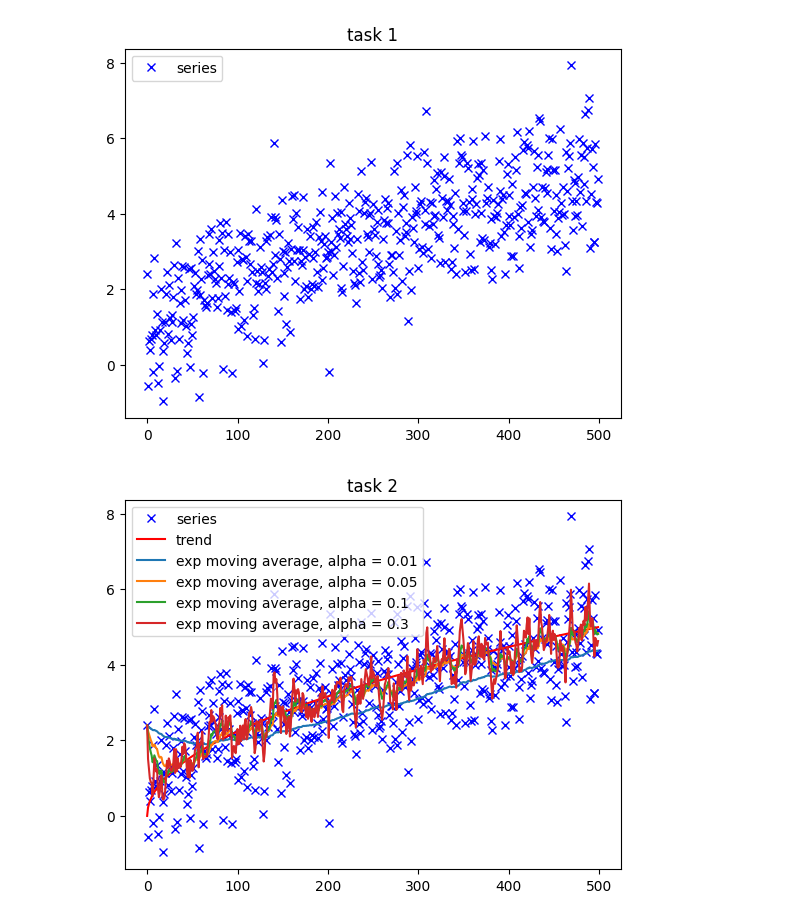
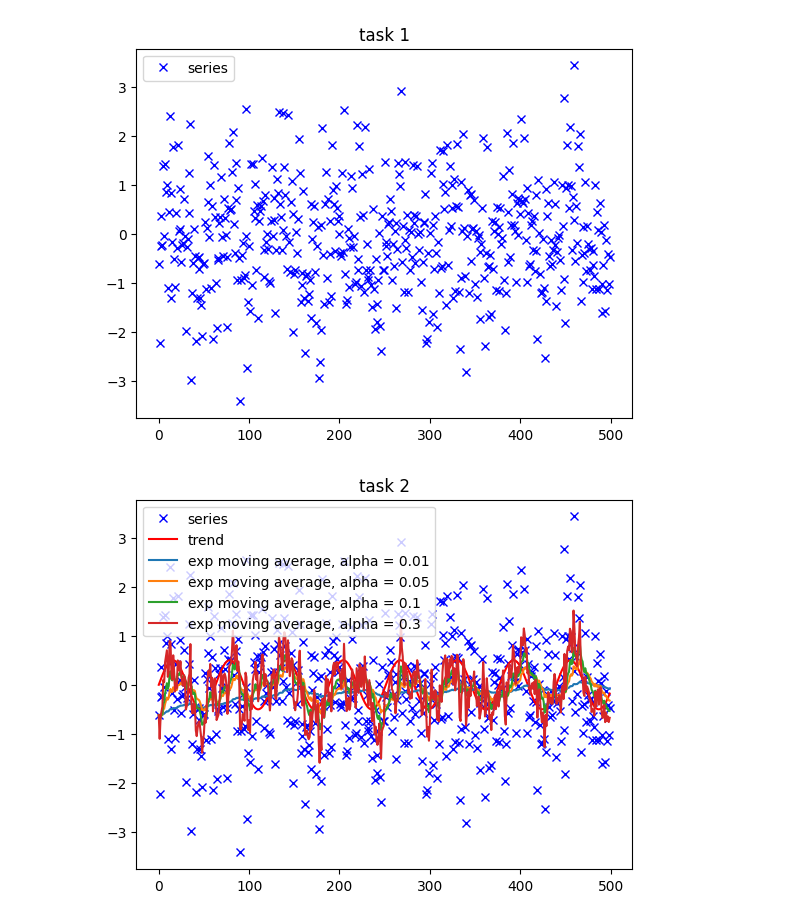
Before and after one commit to EgorLavrentyev/Big-Data-Labs, a Jupyter notebook: lab3.ipynb, the cells around one changed output. Saved outputs shown, nothing was run; the diff lists cells and outputs as text; code cells hidden in the pictures.

```diff
--- a/lab3.ipynb
+++ b/lab3.ipynb
@@ -5,12 +6,12 @@ import matplotlib.pyplot as plt
 # %%
 #task 1
 N = 500
-h = 0.05
+h = 0.1
 
 def model_series():
-    return np.array([np.sqrt(k*h) + np.random.normal() for k in range(N)])
+    return np.array([0.5*math.sin(k*h) + np.random.normal() for k in range(N)])
 def model_trend_series():
-    return np.array([np.sqrt(k*h) for k in range(N)])
+    return np.array([0.5*math.sin(k*h) for k in range(N)])
 
 series = model_series()
 
@@ -20,35 +21,36 @@ plt.plot(series,'x', color = 'blue', label = "series",)
 plt.legend()
 plt.show()
 # %% [output]
-[figure, old version]
+[figure, new version]
 # %%
 def exp_moving_average(series:np.array, alpha:float):
     res = []
     res.append(series[0])
     for i in range(1, series.size):
         res.append(alpha * series[i] + (1 - alpha) * res[i - 1])
     return res
 
 
 ema001 = exp_moving_average(series, 0.01)
 ema005 = exp_moving_average(series, 0.05)
 ema01 = exp_moving_average(series, 0.1)
 ema03 = exp_moving_average(series, 0.3)
+trend = model_trend_series()
 
 plt.figure()
 plt.title("task 2")
 plt.plot(series, 'x', color = 'blue', label = "series")
 plt.plot(trend, color ='red', label = "trend")
 plt.plot(ema001, label = "exp moving average, alpha = 0.01")
 plt.plot(ema005, label = "exp moving average, alpha = 0.05")
 plt.plot(ema01, label = "exp moving average, alpha = 0.1")
 plt.plot(ema03, label = "exp moving average, alpha = 0.3")
 plt.legend()
 
 plt.legend()
 plt.show()
 # %% [output]
-[figure, old version]
+[figure, new version]
 # %%
 #task 4
 f = np.fft.fft(series)
```
Also changed, not shown: parts of 3 cells of this notebook.
